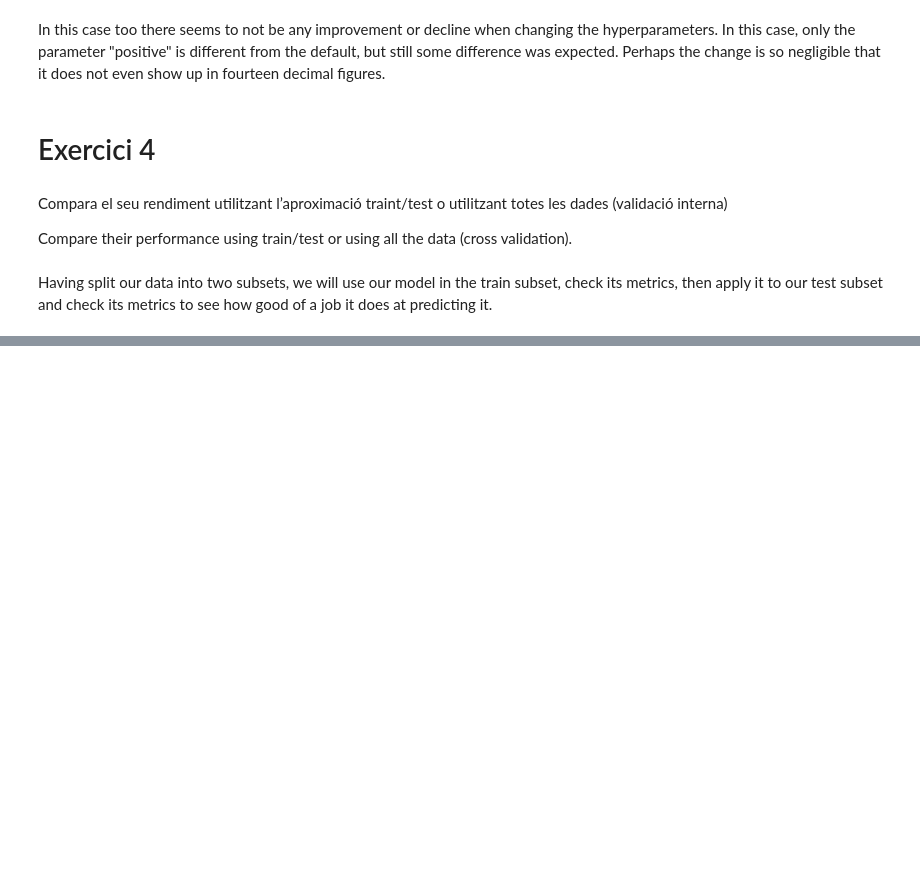
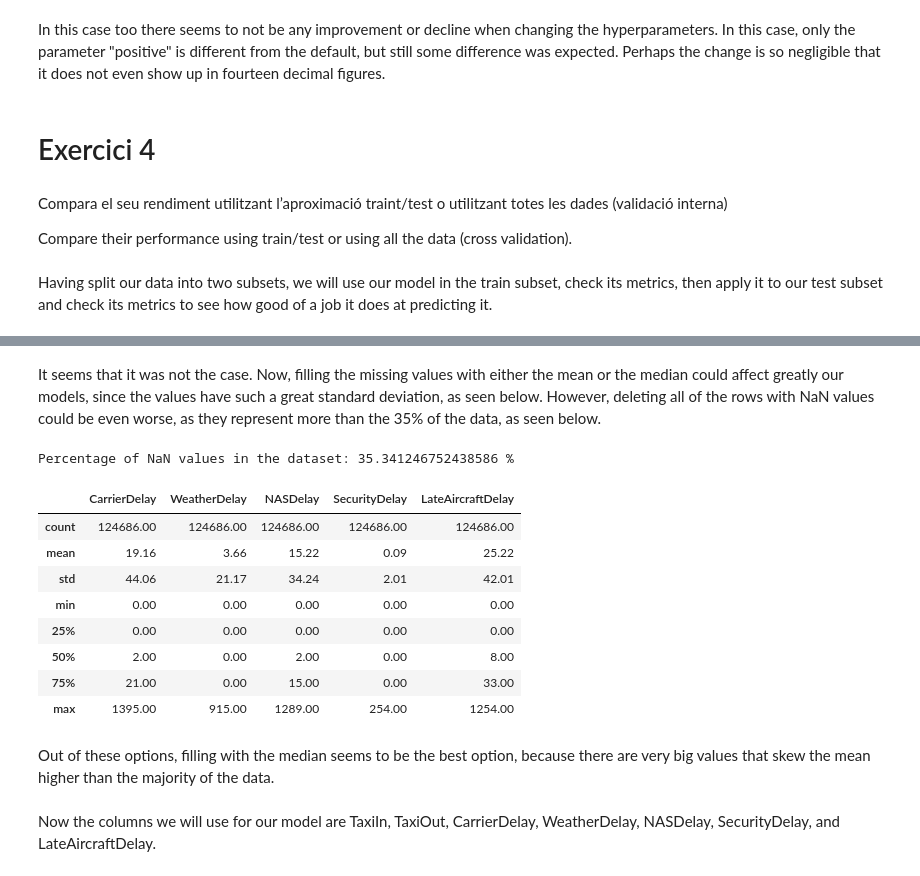
Before and after one commit to mimikyu8/Supervised_Regression, a Jupyter notebook: S09 T02 - Supervised Learning - Regressions.ipynb, the cells around one changed output, grey strips where cells are left out. Saved outputs shown, nothing was run; the diff lists cells and outputs as text; code cells hidden in the pictures; blank space fills up the shorter version.

```diff
--- a/S09 T02 - Supervised Learning - Regressions.ipynb
+++ b/S09 T02 - Supervised Learning - Regressions.ipynb
@@ -399,0 +517,21 @@ The decision tree regression model can predict slightly more percentage of the d
+# %% [markdown]
+It seems that it was not the case. Now, filling the missing values with either the mean or the median could affect greatly our models, since the values have such a great standard deviation, as seen below. However, deleting all of the rows with NaN values could be even worse, as they represent more than the 35% of the data, as seen below.
+# %%
+print("Percentage of NaN values in the dataset:", (68151 / (len(random_df))) * 100, "%")
+# %% [output]
+Percentage of NaN values in the dataset: 35.341246752438586 %
+# %%
+random_df[["CarrierDelay", "WeatherDelay", "NASDelay", "SecurityDelay", "LateAircraftDelay"]
+  ].describe().round(2)
+# %% [output]
+|  | CarrierDelay | WeatherDelay | NASDelay | SecurityDelay | LateAircraftDelay |
+| count | 124686.00 | 124686.00 | 124686.00 | 124686.00 | 124686.00 |
+| mean | 19.16 | 3.66 | 15.22 | 0.09 | 25.22 |
+| std | 44.06 | 21.17 | 34.24 | 2.01 | 42.01 |
+| min | 0.00 | 0.00 | 0.00 | 0.00 | 0.00 |
+| 25% | 0.00 | 0.00 | 0.00 | 0.00 | 0.00 |
+| 50% | 2.00 | 0.00 | 2.00 | 0.00 | 8.00 |
+| 75% | 21.00 | 0.00 | 15.00 | 0.00 | 33.00 |
+| max | 1395.00 | 915.00 | 1289.00 | 254.00 | 1254.00 |
+# %% [markdown]
+Out of these options, filling with the median seems to be the best option, because there are very big values that skew the mean higher than the majority of the data.
@@ -399,0 +546,2 @@ The decision tree regression model can predict slightly more percentage of the d
+# %% [markdown]
+Now the columns we will use for our model are TaxiIn, TaxiOut, CarrierDelay, WeatherDelay, NASDelay, SecurityDelay, and LateAircraftDelay.
```
Also changed, not shown: parts of 57 cells of this notebook.
